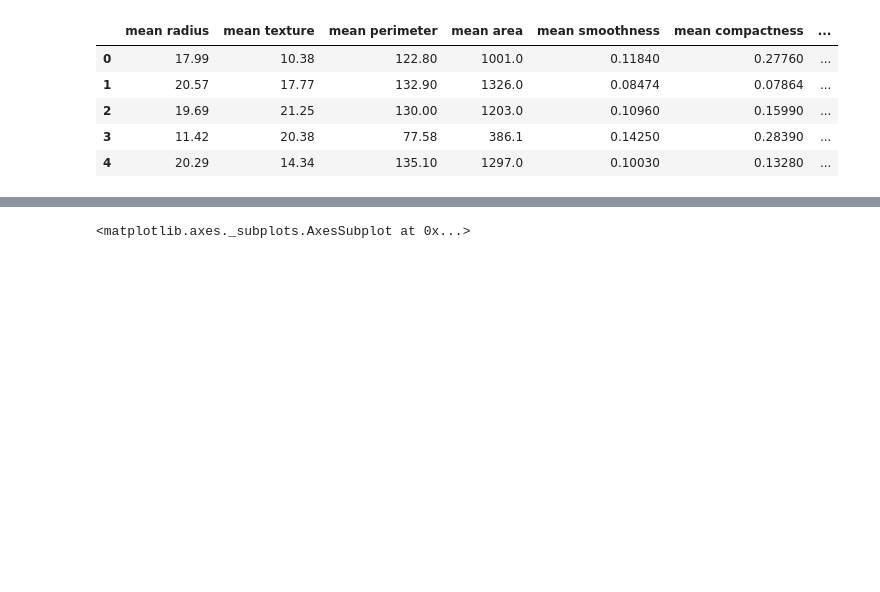
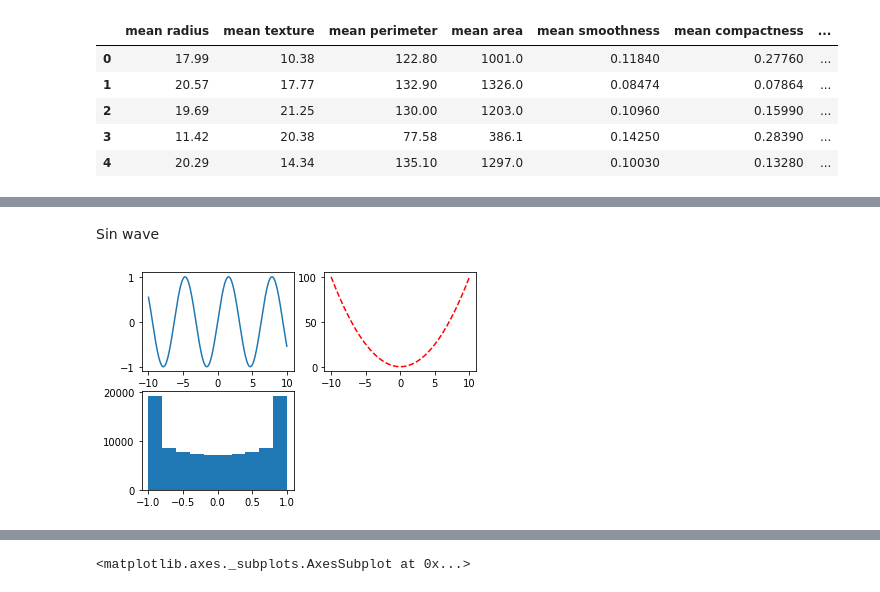
Before and after one commit to v370r/projects, a Jupyter notebook: Interview_ready!.ipynb, the cells around one changed output, grey strips where cells are left out. Drawn from its saved outputs; the diff is of its cells as text; code cells hidden in the pictures; blank space fills up the shorter version.

```diff
--- a/Interview_ready!.ipynb
+++ b/Interview_ready!.ipynb
@@ -651,0 +663,14 @@ df2.head()
+# %% [markdown]
+Sin wave
+# %%
+y1 = np.linspace(-10,10,100000)
+y_line = np.sin(y1)
+plt.subplot(2,2,1)
+plt.plot(y1,y_line)
+plt.subplot(2,2,2)
+plt.plot(y1,y1**2,"r--")
+plt.subplot(2,2,3)
+plt.hist(y_line)
+plt.show()
+# %% [output]
+[figure, added]
```
Also changed, not shown: parts of 43 cells of this notebook.
